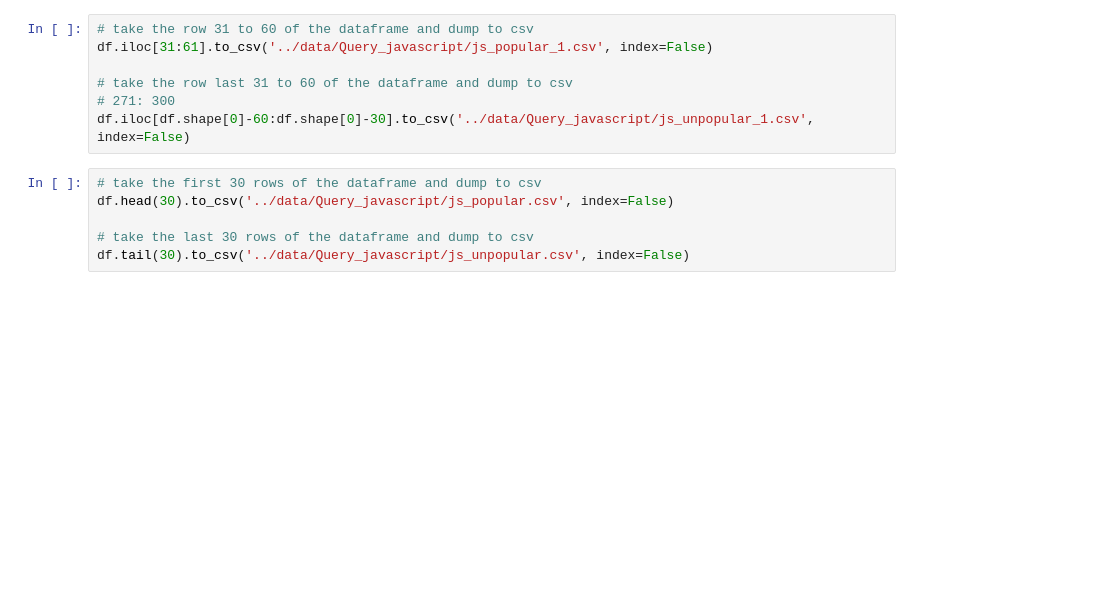
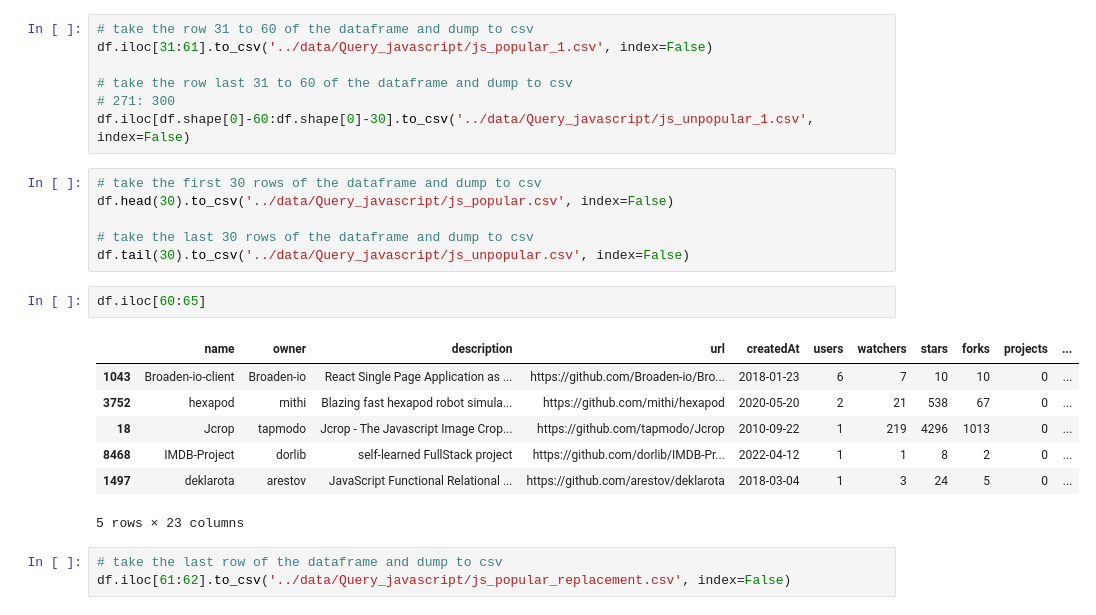
Before and after one commit to tobyyu007/ECS260-Project, a Jupyter notebook: EDA/data_filtering.ipynb, the cells around one changed output. Saved outputs shown, nothing was run; the diff lists cells and outputs as text; blank space fills up the shorter version.

```diff
--- a/EDA/data_filtering.ipynb
+++ b/EDA/data_filtering.ipynb
@@ -131,3 +131,16 @@ df.head(30).to_csv('../data/Query_javascript/js_popular.csv', index=False)
 
 # take the last 30 rows of the dataframe and dump to csv
 df.tail(30).to_csv('../data/Query_javascript/js_unpopular.csv', index=False)
+# %%
+df.iloc[60:65]
+# %% [output]
+|  | name | owner | description | url | createdAt | users | watchers | stars | forks | projects | ... |
+| 1043 | Broaden-io-client | Broaden-io | React Single Page Application as ... | https://github.com/Broaden-io/Bro... | 2018-01-23 | 6 | 7 | 10 | 10 | 0 | ... |
+| 3752 | hexapod | mithi | Blazing fast hexapod robot simula... | https://github.com/mithi/hexapod | 2020-05-20 | 2 | 21 | 538 | 67 | 0 | ... |
+| 18 | Jcrop | tapmodo | Jcrop - The Javascript Image Crop... | https://github.com/tapmodo/Jcrop | 2010-09-22 | 1 | 219 | 4296 | 1013 | 0 | ... |
+| 8468 | IMDB-Project | dorlib | self-learned FullStack project | https://github.com/dorlib/IMDB-Pr... | 2022-04-12 | 1 | 1 | 8 | 2 | 0 | ... |
+| 1497 | deklarota | arestov | JavaScript Functional Relational ... | https://github.com/arestov/deklarota | 2018-03-04 | 1 | 3 | 24 | 5 | 0 | ... |
+5 rows × 23 columns
+# %%
+# take the last row of the dataframe and dump to csv
+df.iloc[61:62].to_csv('../data/Query_javascript/js_popular_replacement.csv', index=False)
```
Also changed, not shown: 4 other files.
